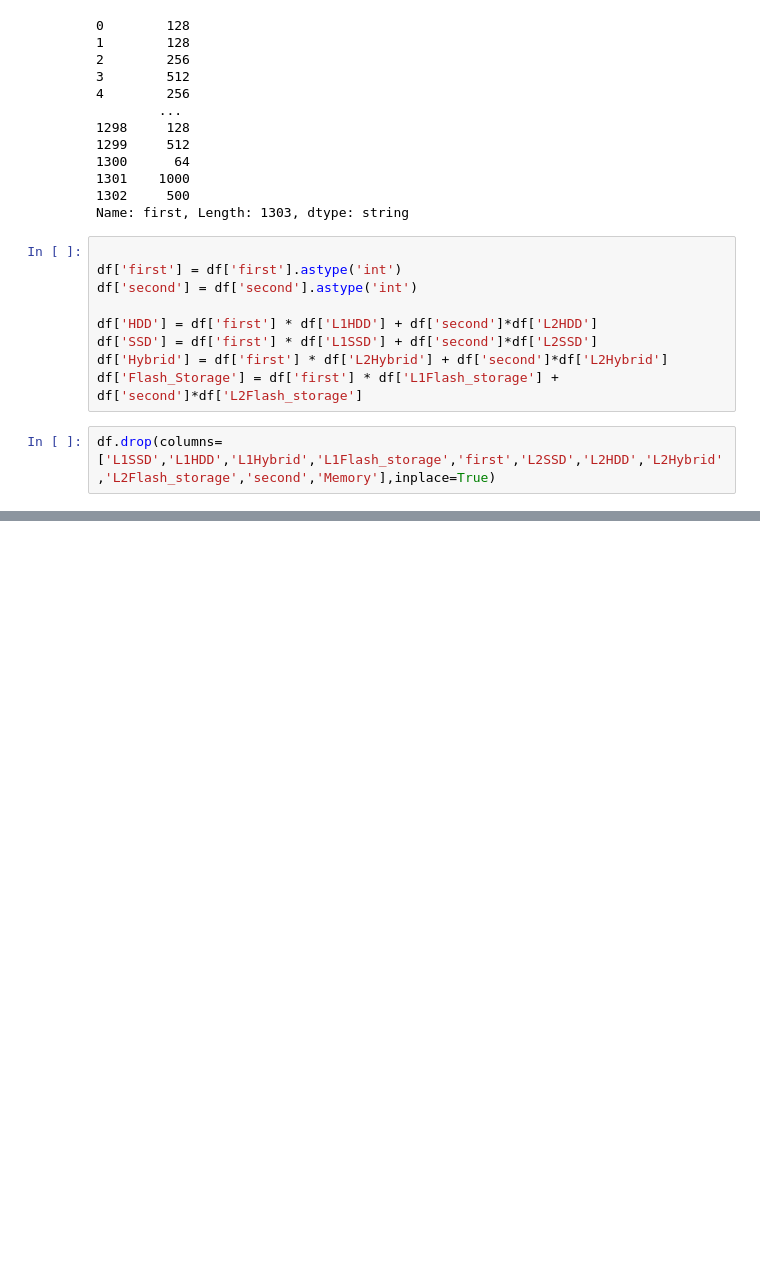
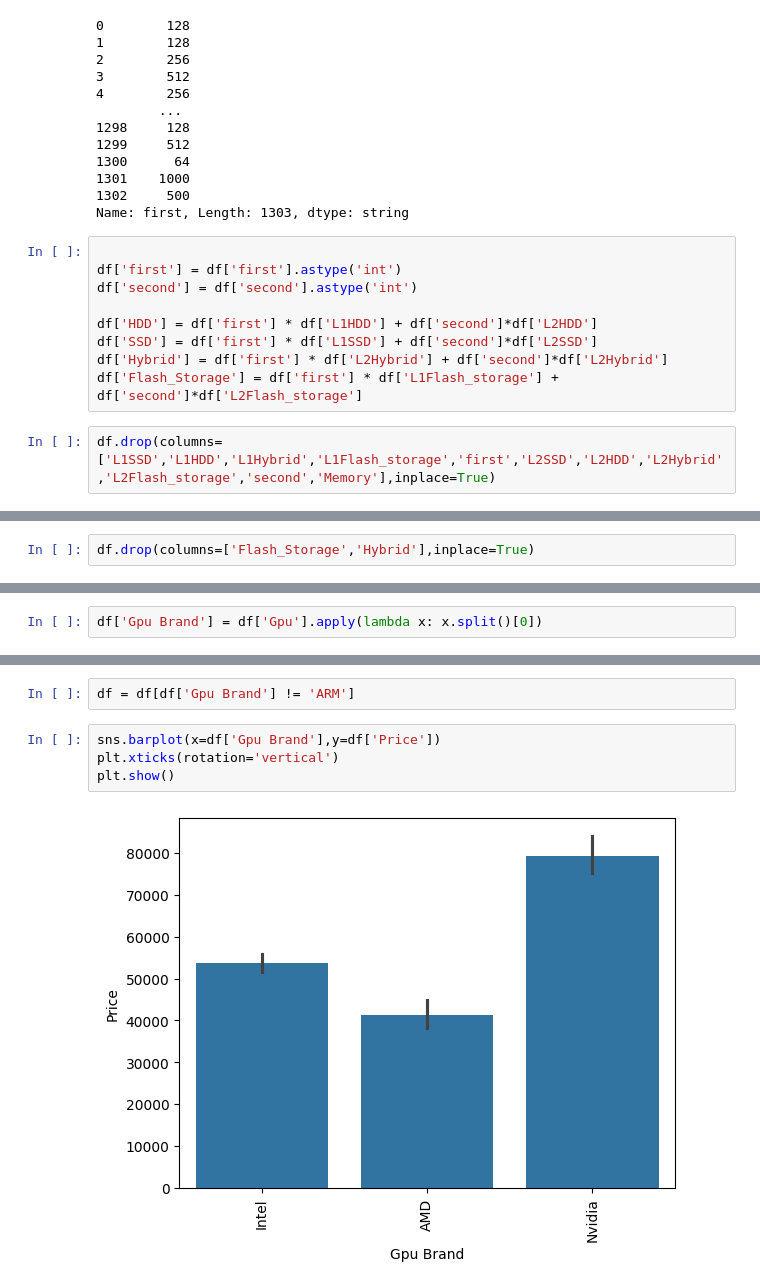
Before and after one commit to NikhilJuneja9/Laptop-Price-Predictor, a Jupyter notebook: scripts/Model_building.ipynb, the cells around one changed output, grey strips where cells are left out. Cells and saved outputs as stored; diff of their text form; blank space fills up the shorter version.

Commit message:
[ADD]-Gpu_Brand col added

```diff
--- a/scripts/Model_building.ipynb
+++ b/scripts/Model_building.ipynb
@@ -415,0 +430,2 @@ df.drop(columns=['L1SSD','L1HDD','L1Hybrid','L1Flash_storage','first','L2SSD','L
+# %%
+df.drop(columns=['Flash_Storage','Hybrid'],inplace=True)
@@ -415,0 +448,2 @@ df.drop(columns=['L1SSD','L1HDD','L1Hybrid','L1Flash_storage','first','L2SSD','L
+# %%
+df['Gpu Brand'] = df['Gpu'].apply(lambda x: x.split()[0])
@@ -415,0 +459,8 @@ df.drop(columns=['L1SSD','L1HDD','L1Hybrid','L1Flash_storage','first','L2SSD','L
+# %%
+df = df[df['Gpu Brand'] != 'ARM']
+# %%
+sns.barplot(x=df['Gpu Brand'],y=df['Price'])
+plt.xticks(rotation='vertical')
+plt.show()
+# %% [output]
+[figure, added]
```
Also changed, not shown: parts of 3 cells of this notebook.
